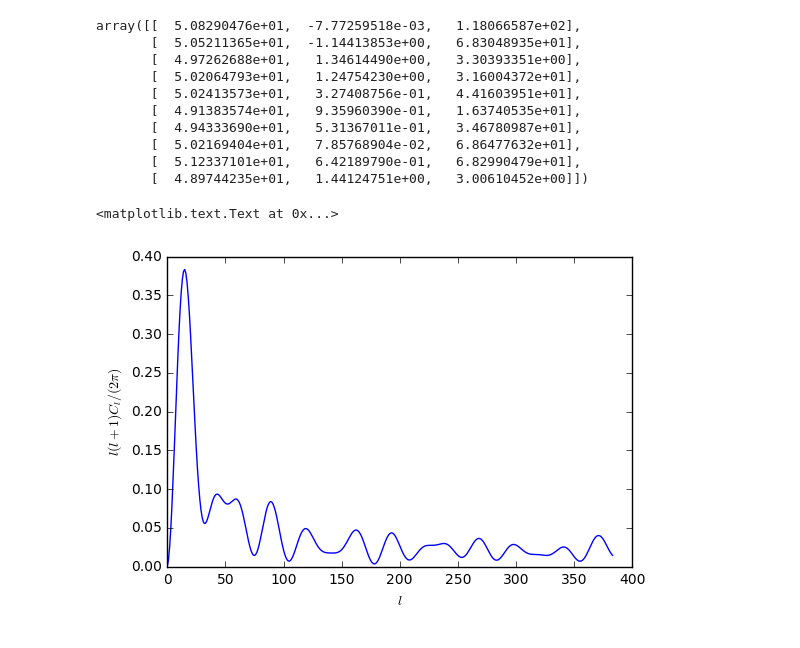
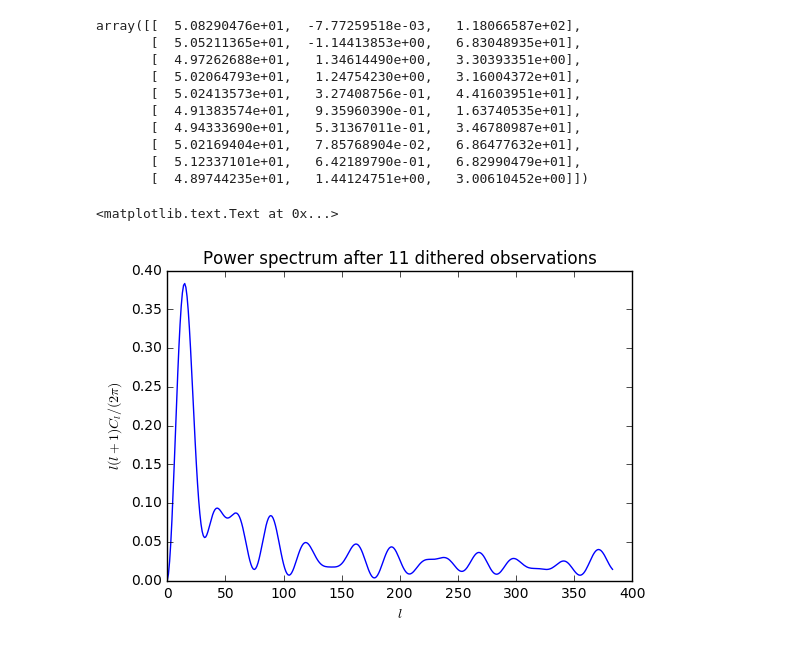
Before and after one commit to lsst-sims/legacy_sims_featureScheduler, a Jupyter notebook: examples/multi_dither.ipynb, the cells around one changed output. Drawn from its saved outputs; the diff is of its cells as text; code cells hidden in the pictures.

```diff
--- a/examples/multi_dither.ipynb
+++ b/examples/multi_dither.ipynb
@@ -24,3 +24,11 @@ hpc.set_map(current_obs)
 print hpc([np.radians(50), np.radians(0.), 0.])
 # %% [output]
 0.552786885246
+# %%
+# Make a quick map of the full tesselation
+hpc.set_map(current_obs*0+1)
+p1, p2, full_map = hpc([0,0,0], return_pointings_map=True)
+hp.mollview(full_map, title='Tesselation to rotate to target area')
+
+
+hpc.set_map(current_obs)
@@ -139,11 +150,12 @@ array([[  5.08290476e+01,  -7.77259518e-03,   1.18066587e+02],
 # %%
 masked_map = obs_map.copy() +0.
 masked_map[mask] = hp.UNSEEN
 cl = hp.anafast(masked_map)
 ell = np.arange(np.size(cl))
 plt.plot(ell, (cl * ell * (ell + 1)) / 2.0 / np.pi)
 plt.xlabel(r'$l$')
 plt.ylabel(r'$l(l+1)C_l/(2\pi)$')
+plt.title('Power spectrum after 11 dithered observations')
 # %% [output]
 <matplotlib.text.Text at 0x...>
-[figure, old version]
+[figure, new version]
```
Also changed, not shown: parts of 2 cells of this notebook.
